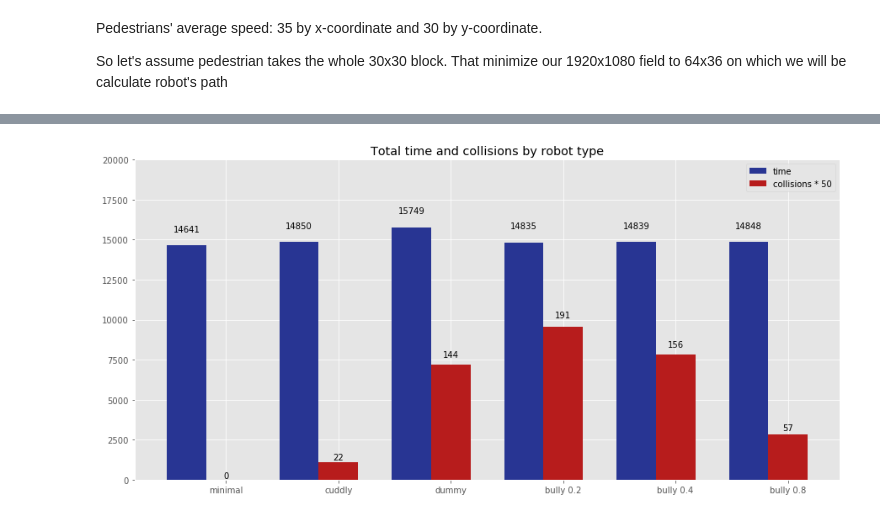
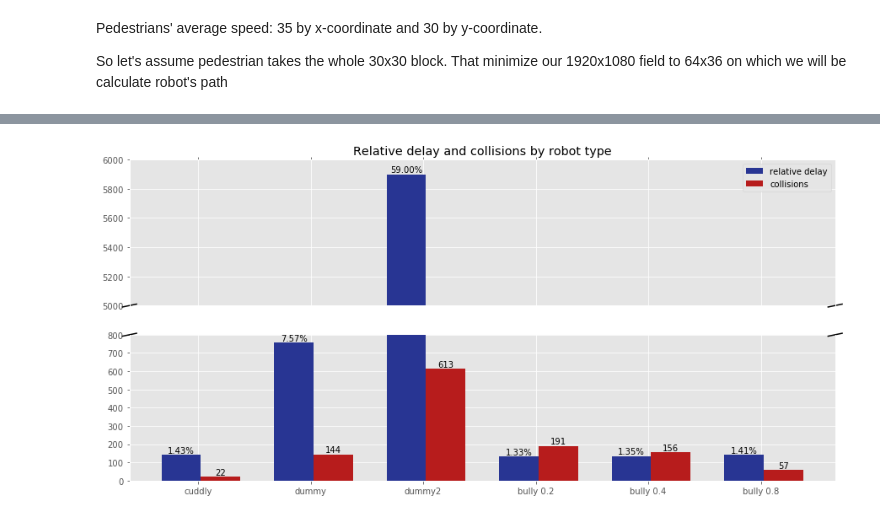
Before and after one commit to avgaydashenko/cuddly-robot-part-2, a Jupyter notebook: virtual_robot_framework.ipynb, the cells around one changed output, grey strips where cells are left out. Saved outputs shown, nothing was run; the diff lists cells and outputs as text; code cells hidden in the pictures.

```diff
--- a/virtual_robot_framework.ipynb
+++ b/virtual_robot_framework.ipynb
@@ -227,7 +275,7 @@ robot = bully
 path_time = []
 collisions = []
 
-for start_time, row_start, col_start, row_goal, col_goal, opt_time in tqdm(gen_paths):
+for start_time, row_start, col_start, row_goal, col_goal, opt_time in tqdm(gen_paths[:368]):
     path_time.append(robot.get_path(int(start_time), int(row_start), int(col_start), int(row_goal), int(col_goal)))
     collisions.append(robot.collisions)
 # %%
@@ -245,30 +293,57 @@ np.save('src/results', results)
 N = 6
 ind = np.arange(N) + 0.2
 width = 0.35
-total_time = np.concatenate(([gen_paths[:,-1].sum()], results.sum(axis=1)[::2]))
-total_collisions = np.concatenate(([0], results.sum(axis=1)[1::2]))
+total_time = (results.sum(axis=1)[::2] / [gen_paths[:,-1].sum()] - 1) * 10000
+total_collisions = results.sum(axis=1)[1::2]
+# %%
+total_time = np.concatenate((total_time[:2], [tmp_time], total_time[2:]))
+# %%
+total_collisions = np.concatenate((total_collisions[:2], [int(tmp_coll)], total_collisions[2:]))
 # %%
 plt.style.use('ggplot')
 plt.rcParams['figure.figsize'] = (15, 7)
-# %%
-fig, ax = plt.subplots()
-rects1 = ax.bar(ind, total_time, width, color='#283593')
-rects2 = ax.bar(ind + width, total_collisions * 50, width, color='#b71c1c')
-
-ax.set_title('Total time and collisions by robot type')
-ax.set_xticks(ind + width)
-ax.set_xticklabels(('minimal', 'cuddly', 'dummy', 'bully 0.2', 'bully 0.4', 'bully 0.8'))
-ax.legend((rects1[0], rects2[0]), ('time', 'collisions * 50'))
-ax.set_ylim(top=20000)
-
-def autolabel(rects, n):
-    for rect in rects:
-        height = rect.get_height()
-        ax.text(rect.get_x() + rect.get_width()/2., 1.05*height, '%d' % int(height / n), ha='center', va='bottom')
-
-autolabel(rects1, 1)
-autolabel(rects2, 50)
-
-plt.savefig('src/Images/barplot', bbox_inches='tight')
-# %% [output]
-[figure, removed]
+# %%
+fig, (ax2, ax) = plt.subplots(2, 1, sharex=True)
+
+ax.set_ylim(0, 800)
+ax2.set_ylim(5000, 6000)
+
+ax2.spines['bottom'].set_visible(False)
+ax.spines['top'].set_visible(False)
+ax2.xaxis.tick_top()
+ax2.tick_params(labeltop='off')  # don't put tick labels at the top
+ax.xaxis.tick_bottom()
+
+d = .01  # how big to make the diagonal lines in axes coordinates
+# arguments to pass to plot, just so we don't keep repeating them
+kwargs = dict(transform=ax2.transAxes, color='k', clip_on=False)
+ax2.plot((-d, +d), (-d, +d), **kwargs)        # top-left diagonal
+ax2.plot((1 - d, 1 + d), (-d, +d), **kwargs)  # top-right diagonal
+
+kwargs.update(transform=ax.transAxes)  # switch to the bottom axes
+ax.plot((-d, +d), (1 - d, 1 + d), **kwargs)  # bottom-left diagonal
+ax.plot((1 - d, 1 + d), (1 - d, 1 + d), **kwargs)  # bottom-right diagonal
+
+rects1 = ax.bar(ind, total_time, width, color='#283593')
+rects1 = ax2.bar(ind, total_time, width, color='#283593')
+rects2 = ax.bar(ind + width, total_collisions, width, color='#b71c1c')
+
+ax2.set_title('Relative delay and collisions by robot type')
+ax2.set_xticks(ind + width - 0.2)
+ax2.set_xticklabels(('cuddly', 'dummy', 'dummy2', 'bully 0.2', 'bully 0.4', 'bully 0.8'))
+ax2.legend((rects1[0], rects2[0]), ('relative delay', 'collisions'))
+
+for rect in rects1:
+    height = rect.get_height()
+    if height > 5000:
+        ax2.text(rect.get_x() + rect.get_width()/2., height+1, '%.2f' % (height / 100) + '%', ha='center', va='bottom')
+    else:
+        ax.text(rect.get_x() + rect.get_width()/2., height+1, '%.2f' % (height / 100) + '%', ha='center', va='bottom')
+
+for rect in rects2:
+    height = rect.get_height()
+    ax.text(rect.get_x() + rect.get_width()/2., height+1, '%d' % int(height), ha='center', va='bottom')
+
+plt.savefig('src/Images/barplot', bbox_inches='tight')
+# %% [output]
+[figure, added]
```
Also changed, not shown: parts of 11 cells of this notebook, 2 other files.
